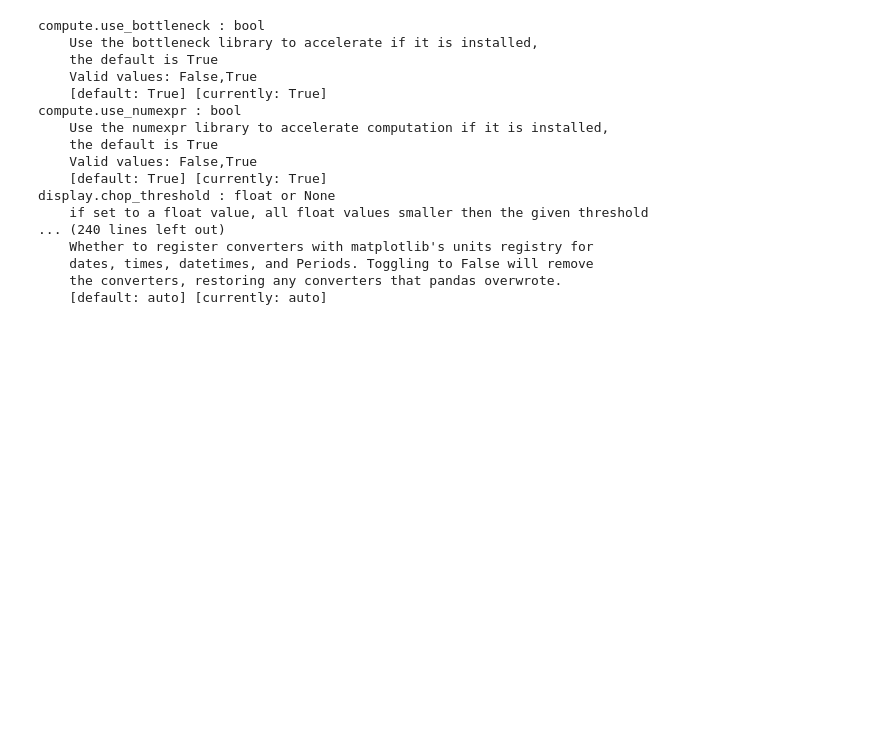
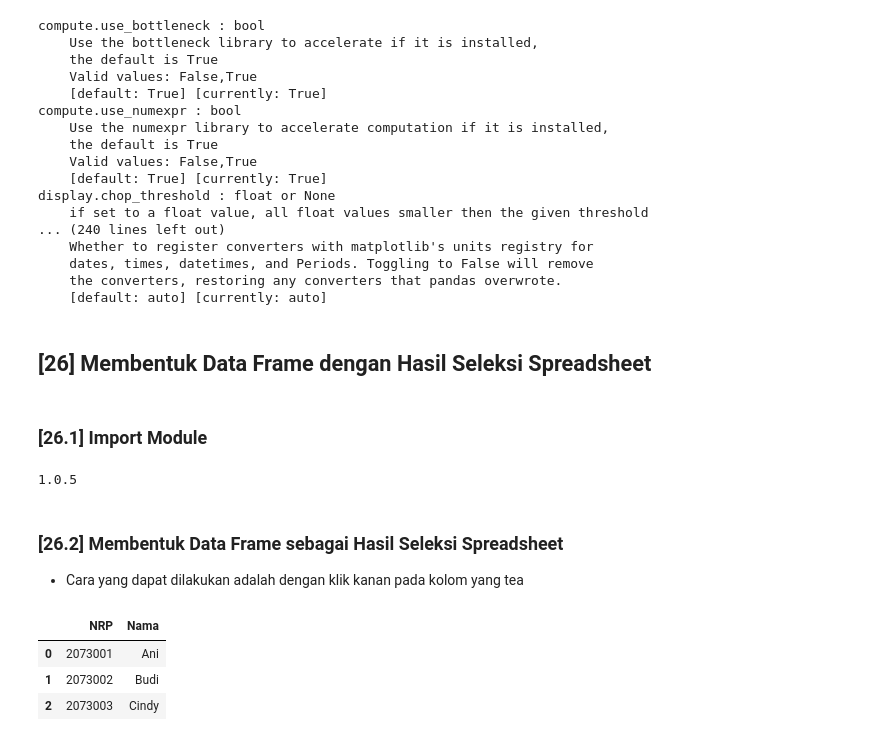
Before and after one commit to meilindazheng/VisualisasiData-Pandas, a Jupyter notebook: Pandas-Week07.ipynb, the cells around one changed output. Cells and saved outputs as stored; diff of their text form; code cells hidden in the pictures; blank space fills up the shorter version.

Commit message:
Menambahkan cara membuat data frame dari data pada excel atau gsheet

```diff
--- a/Pandas-Week07.ipynb
+++ b/Pandas-Week07.ipynb
@@ -84,3 +85,23 @@ display.chop_threshold : float or None
     dates, times, datetimes, and Periods. Toggling to False will remove
     the converters, restoring any converters that pandas overwrote.
     [default: auto] [currently: auto]
+# %% [markdown]
+## [26] Membentuk Data Frame dengan Hasil Seleksi Spreadsheet
+# %% [markdown]
+### [26.1] Import Module
+# %%
+import pandas as pd
+print (pd.__version__)
+# %% [output]
+1.0.5
+# %% [markdown]
+###  [26.2] Membentuk Data Frame sebagai Hasil Seleksi Spreadsheet
+- Cara yang dapat dilakukan adalah dengan klik kanan pada kolom yang tea
+# %%
+df = pd.read_clipboard()
+df
+# %% [output]
+|  | NRP | Nama |
+| 0 | 2073001 | Ani |
+| 1 | 2073002 | Budi |
+| 2 | 2073003 | Cindy |
```
Also changed, not shown: parts of 1 cell of this notebook.
